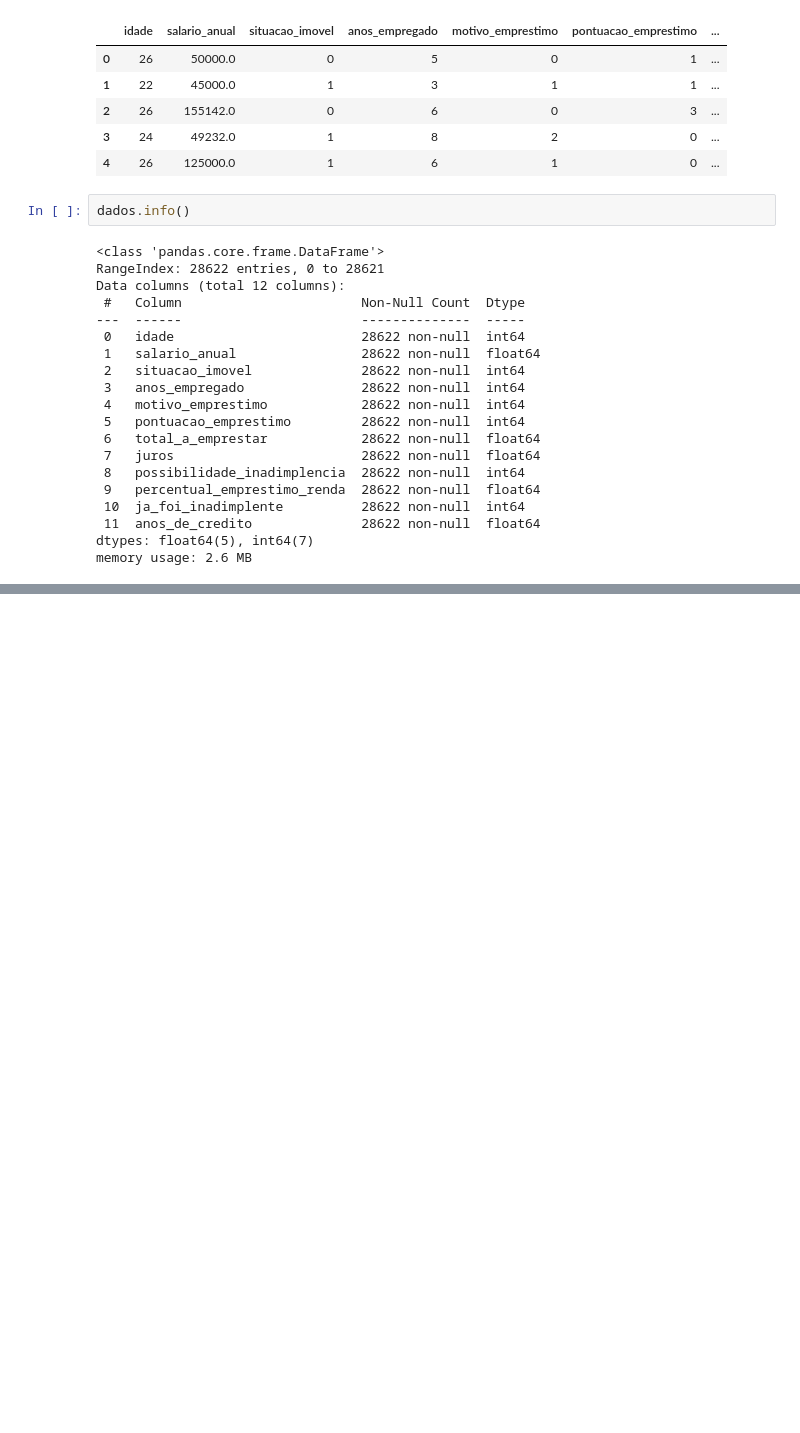
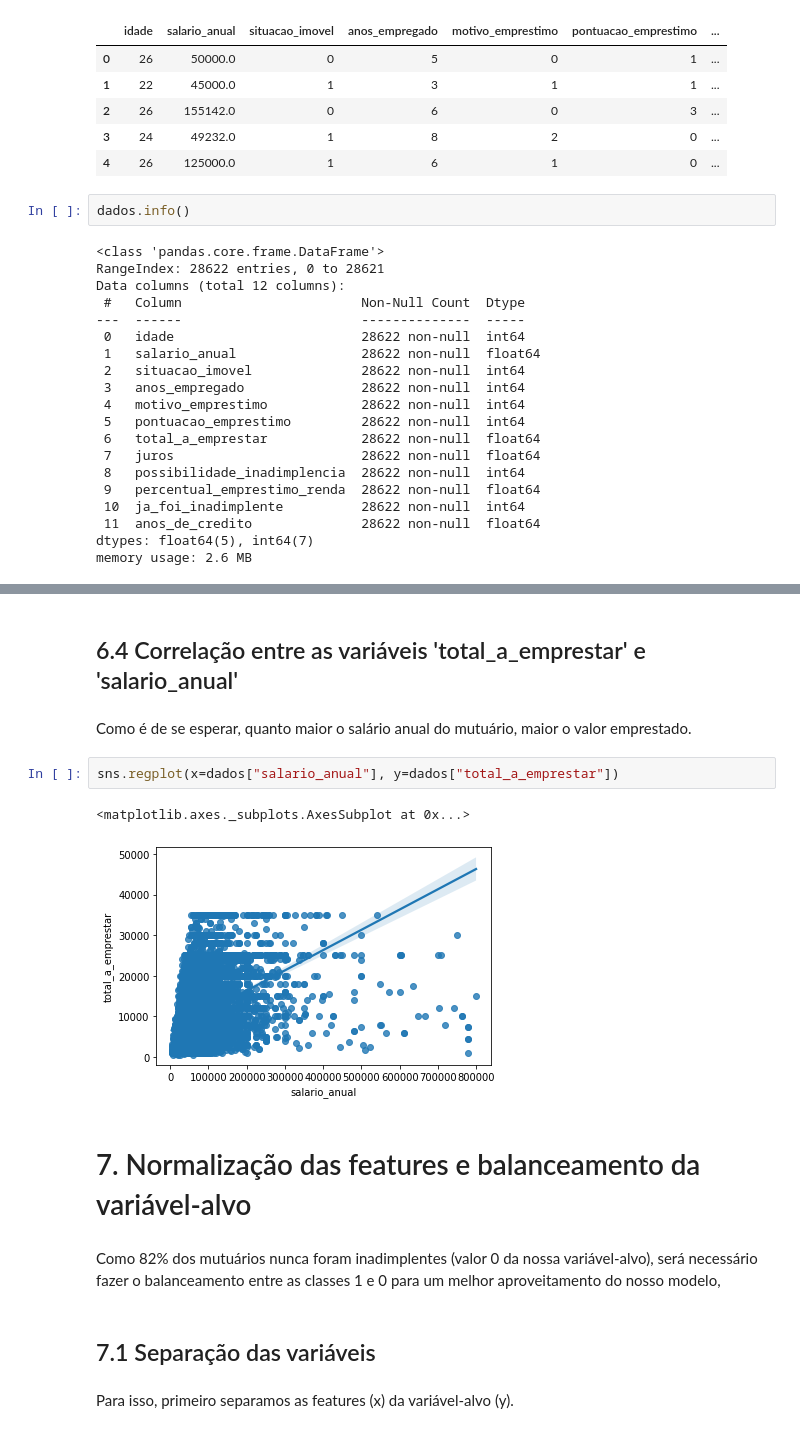
Before and after one commit to tarik-pomim/challenge_dados_082022, a Jupyter notebook: challenge_dados_alura.ipynb, the cells around one changed output, grey strips where cells are left out. Drawn from its saved outputs; the diff is of its cells as text; blank space fills up the shorter version.

Commit message:
Aplicando machine learning
Desenvolvido o estudo e feita a implementação dos modelos de machine learning

```diff
--- a/challenge_dados_alura.ipynb
+++ b/challenge_dados_alura.ipynb
@@ -950,0 +985,17 @@ memory usage: 2.6 MB
+# %% [markdown]
+## 6.4 Correlação entre as variáveis 'total_a_emprestar' e 'salario_anual'
+# %% [markdown]
+Como é de se esperar, quanto maior o salário anual do mutuário, maior o valor emprestado.
+# %%
+sns.regplot(x=dados["salario_anual"], y=dados["total_a_emprestar"])
+# %% [output]
+<matplotlib.axes._subplots.AxesSubplot at 0x...>
+[figure, added]
+# %% [markdown]
+# 7. Normalização das features e balanceamento da variável-alvo
+# %% [markdown]
+Como 82% dos mutuários nunca foram inadimplentes (valor 0 da nossa variável-alvo), será necessário fazer o balanceamento entre as classes 1 e 0 para um melhor aproveitamento do nosso modelo,
+# %% [markdown]
+## 7.1 Separação das variáveis
+# %% [markdown]
+Para isso, primeiro separamos as features (x) da variável-alvo (y).
```
Also changed, not shown: parts of 200 cells of this notebook.
